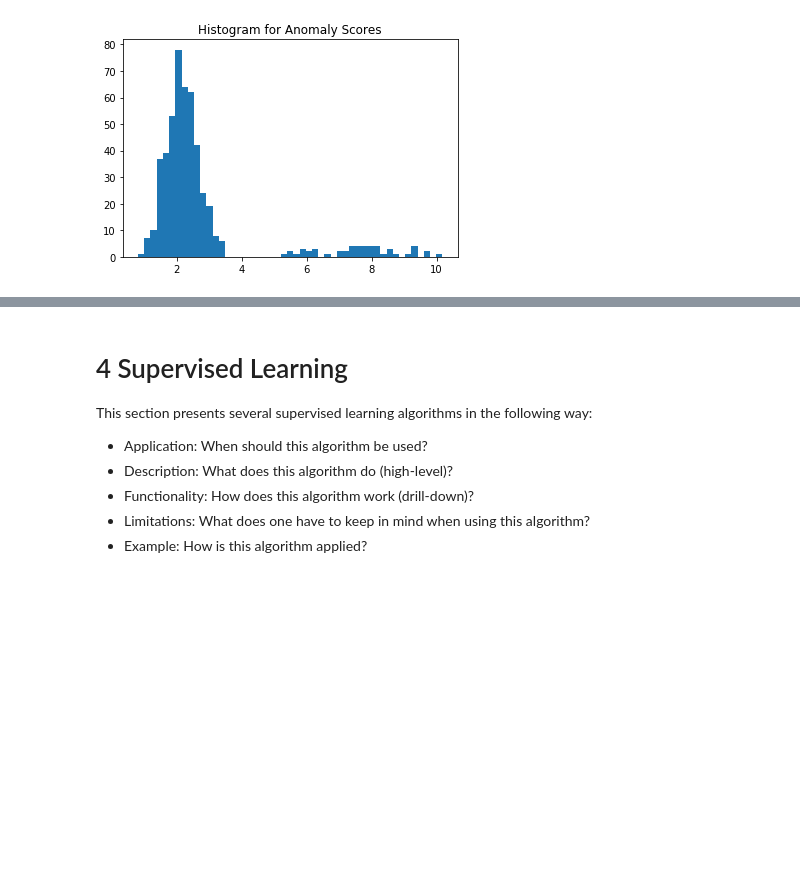
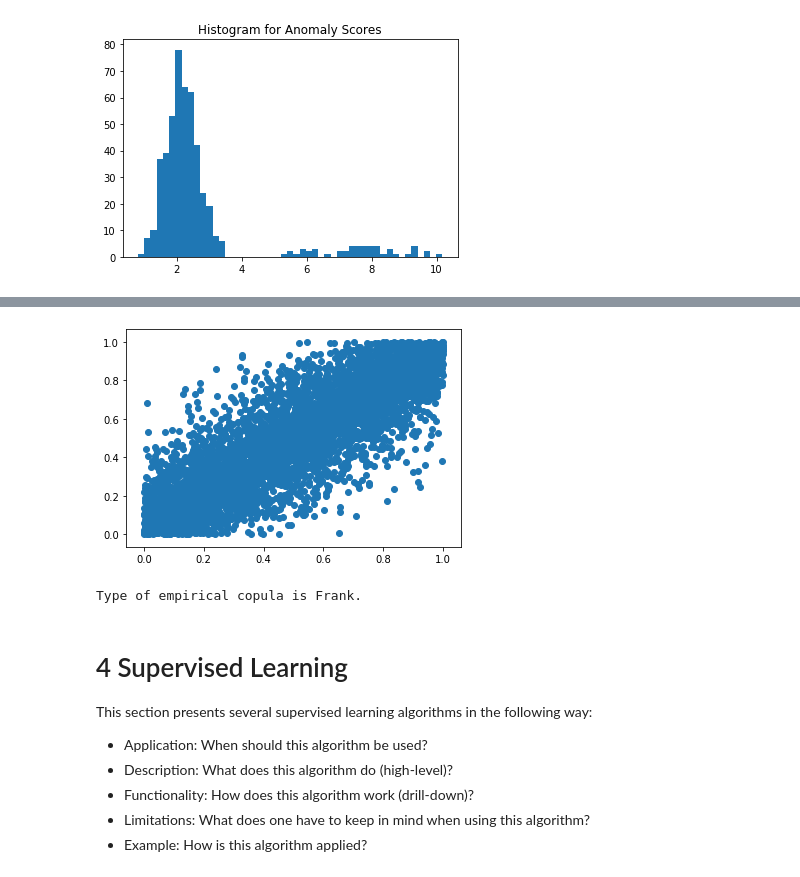
Before and after one commit to ju-kl/data-science-toolbox, a Jupyter notebook: DataScienceToolbox.ipynb, the cells around one changed output, grey strips where cells are left out. Saved outputs shown, nothing was run; the diff lists cells and outputs as text; code cells hidden in the pictures; blank space fills up the shorter version.

```diff
--- a/DataScienceToolbox.ipynb
+++ b/DataScienceToolbox.ipynb
@@ -914,3 +936,16 @@ Epoch 100/100
+# %%
+# load data
+data = pd.read_csv('00_Data/Copula.csv', index_col = 0)
+
+# create and plot empirical copula
+x_rank = data.x_sample.rank()/len(data.x_sample)
+y_rank = data.y_sample.rank()/len(data.y_sample)
+plt.scatter(x_rank, y_rank)
+plt.show()
+print('Type of empirical copula is Frank.')
+# %% [output]
+[figure, added]
+Type of empirical copula is Frank.
 # %% [markdown]
 # 4 Supervised Learning
 This section presents several supervised learning algorithms in the following way:
```
Also changed, not shown: parts of 38 cells of this notebook, 1 other file.
